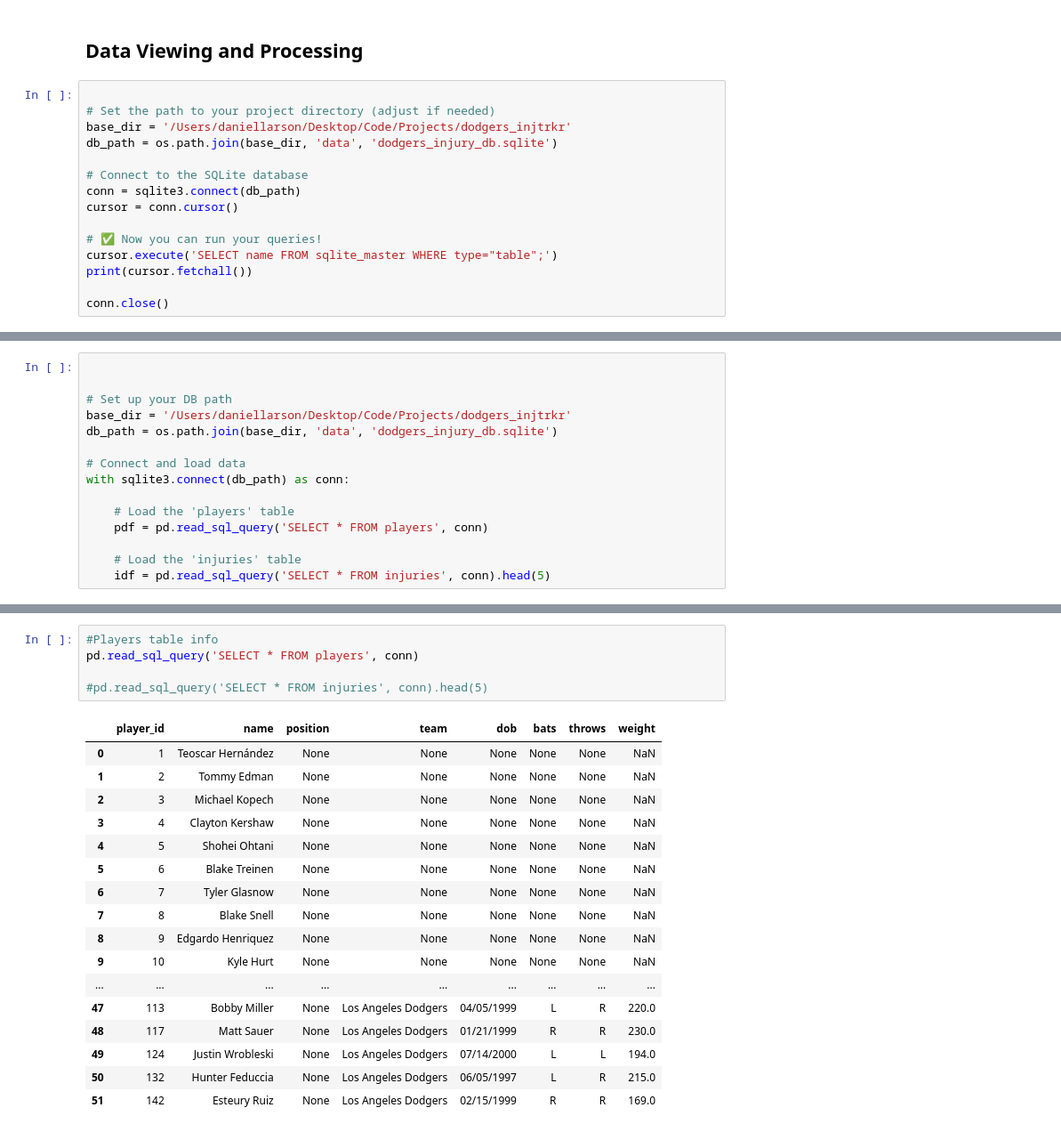
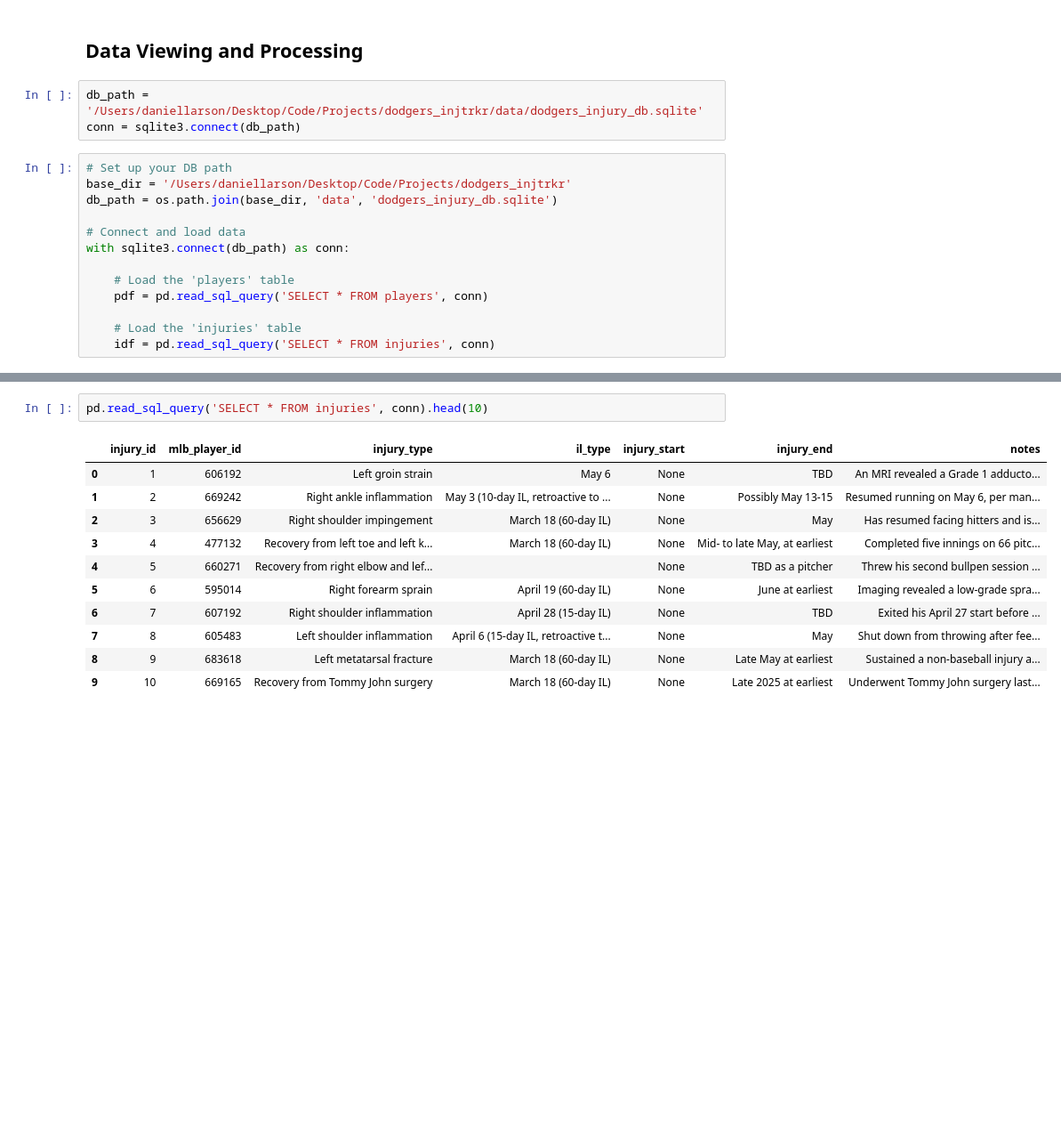
Before and after one commit to laniel123/MLB_Injury_Report, a Jupyter notebook: notebooks /dodgers_db.ipynb, the cells around one changed output, grey strips where cells are left out. Shown: that part at 89% size. Saved outputs shown, nothing was run; the diff lists cells and outputs as text; blank space fills up the shorter version.

Commit message:
Data cleaning and imputing.

```diff
--- a/notebooks /dodgers_db.ipynb
+++ b/notebooks /dodgers_db.ipynb
@@ -9,18 +9,19 @@ import os
 import sqlite3
 # %% [markdown]
 ## Data Viewing and Processing
+# %%
+db_path = '/Users/daniellarson/Desktop/Code/Projects/dodgers_injtrkr/data/dodgers_injury_db.sqlite'
+conn = sqlite3.connect(db_path)
 # %%
-
-# Set the path to your project directory (adjust if needed)
+# Set up your DB path
 base_dir = '/Users/daniellarson/Desktop/Code/Projects/dodgers_injtrkr'
 db_path = os.path.join(base_dir, 'data', 'dodgers_injury_db.sqlite')
 
-# Connect to the SQLite database
-conn = sqlite3.connect(db_path)
-cursor = conn.cursor()
+# Connect and load data
+with sqlite3.connect(db_path) as conn:
 
-# ✅ Now you can run your queries!
-cursor.execute('SELECT name FROM sqlite_master WHERE type="table";')
-print(cursor.fetchall())
+    # Load the 'players' table
+    pdf = pd.read_sql_query('SELECT * FROM players', conn)
 
-conn.close()
+    # Load the 'injuries' table
+    idf = pd.read_sql_query('SELECT * FROM injuries', conn)
@@ -29,15 +27,0 @@ conn.close()
-# %%
-
-
-# Set up your DB path
-base_dir = '/Users/daniellarson/Desktop/Code/Projects/dodgers_injtrkr'
-db_path = os.path.join(base_dir, 'data', 'dodgers_injury_db.sqlite')
-
-# Connect and load data
-with sqlite3.connect(db_path) as conn:
-
-    # Load the 'players' table
-    pdf = pd.read_sql_query('SELECT * FROM players', conn)
-
-    # Load the 'injuries' table
-    idf = pd.read_sql_query('SELECT * FROM injuries', conn).head(5)
@@ -54,25 +75,16 @@ Index(['injury_id', 'player_id', 'injury_type', 'il_type', 'injury_start',
        'injury_end', 'notes'],
       dtype='object')
 # %%
-#Players table info
-pd.read_sql_query('SELECT * FROM players', conn)
-
-#pd.read_sql_query('SELECT * FROM injuries', conn).head(5)
+pd.read_sql_query('SELECT * FROM injuries', conn).head(10)
 # %% [output]
-|  | player_id | name | position | team | dob | bats | throws | weight |
-| 0 | 1 | Teoscar Hernández | None | None | None | None | None | NaN |
-| 1 | 2 | Tommy Edman | None | None | None | None | None | NaN |
-| 2 | 3 | Michael Kopech | None | None | None | None | None | NaN |
-| 3 | 4 | Clayton Kershaw | None | None | None | None | None | NaN |
-| 4 | 5 | Shohei Ohtani | None | None | None | None | None | NaN |
-| 5 | 6 | Blake Treinen | None | None | None | None | None | NaN |
-| 6 | 7 | Tyler Glasnow | None | None | None | None | None | NaN |
-| 7 | 8 | Blake Snell | None | None | None | None | None | NaN |
-| 8 | 9 | Edgardo Henriquez | None | None | None | None | None | NaN |
-| 9 | 10 | Kyle Hurt | None | None | None | None | None | NaN |
-| ... | ... | ... | ... | ... | ... | ... | ... | ... |
-| 47 | 113 | Bobby Miller | None | Los Angeles Dodgers | 04/05/1999 | L | R | 220.0 |
-| 48 | 117 | Matt Sauer | None | Los Angeles Dodgers | 01/21/1999 | R | R | 230.0 |
-| 49 | 124 | Justin Wrobleski | None | Los Angeles Dodgers | 07/14/2000 | L | L | 194.0 |
-| 50 | 132 | Hunter Feduccia | None | Los Angeles Dodgers | 06/05/1997 | L | R | 215.0 |
-| 51 | 142 | Esteury Ruiz | None | Los Angeles Dodgers | 02/15/1999 | R | R | 169.0 |
+|  | injury_id | mlb_player_id | injury_type | il_type | injury_start | injury_end | notes |
+| 0 | 1 | 606192 | Left groin strain | May 6 | None | TBD | An MRI revealed a Grade 1 adducto... |
+| 1 | 2 | 669242 | Right ankle inflammation | May 3 (10-day IL, retroactive to ... | None | Possibly May 13-15 | Resumed running on May 6, per man... |
+| 2 | 3 | 656629 | Right shoulder impingement | March 18 (60-day IL) | None | May | Has resumed facing hitters and is... |
+| 3 | 4 | 477132 | Recovery from left toe and left k... | March 18 (60-day IL) | None | Mid- to late May, at earliest | Completed five innings on 66 pitc... |
+| 4 | 5 | 660271 | Recovery from right elbow and lef... |  | None | TBD as a pitcher | Threw his second bullpen session ... |
+| 5 | 6 | 595014 | Right forearm sprain | April 19 (60-day IL) | None | June at earliest | Imaging revealed a low-grade spra... |
+| 6 | 7 | 607192 | Right shoulder inflammation | April 28 (15-day IL) | None | TBD | Exited his April 27 start before ... |
+| 7 | 8 | 605483 | Left shoulder inflammation | April 6 (15-day IL, retroactive t... | None | May | Shut down from throwing after fee... |
+| 8 | 9 | 683618 | Left metatarsal fracture | March 18 (60-day IL) | None | Late May at earliest | Sustained a non-baseball injury a... |
+| 9 | 10 | 669165 | Recovery from Tommy John surgery | March 18 (60-day IL) | None | Late 2025 at earliest | Underwent Tommy John surgery last... |
```
Also changed, not shown: parts of 20 cells of this notebook, 5 other files.
